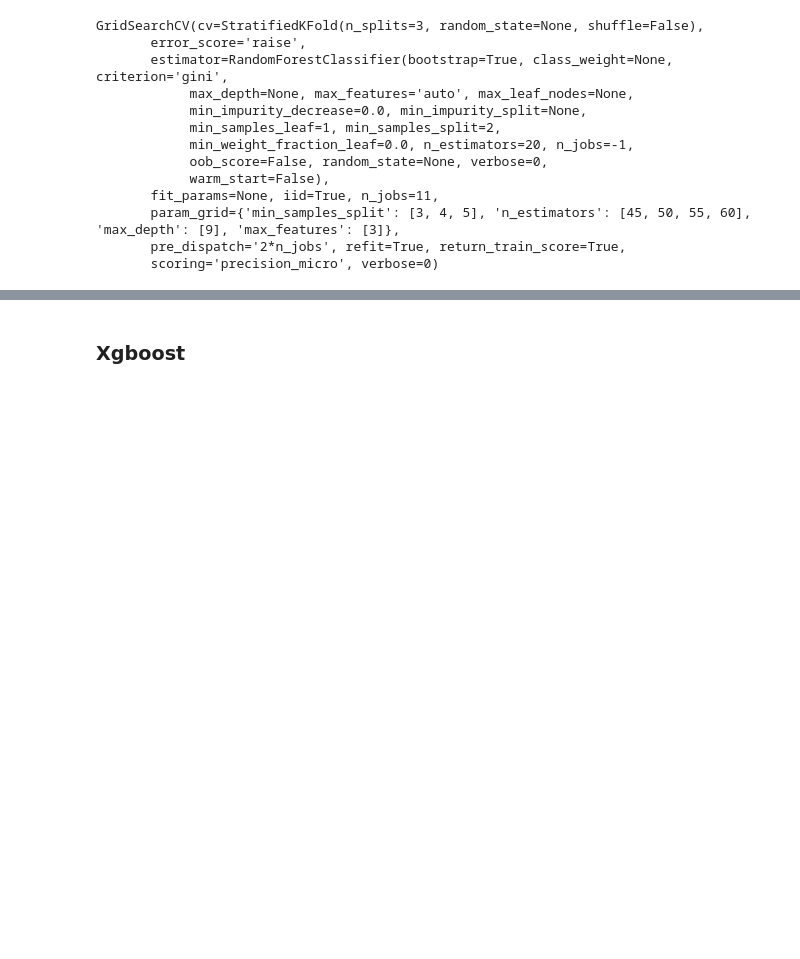
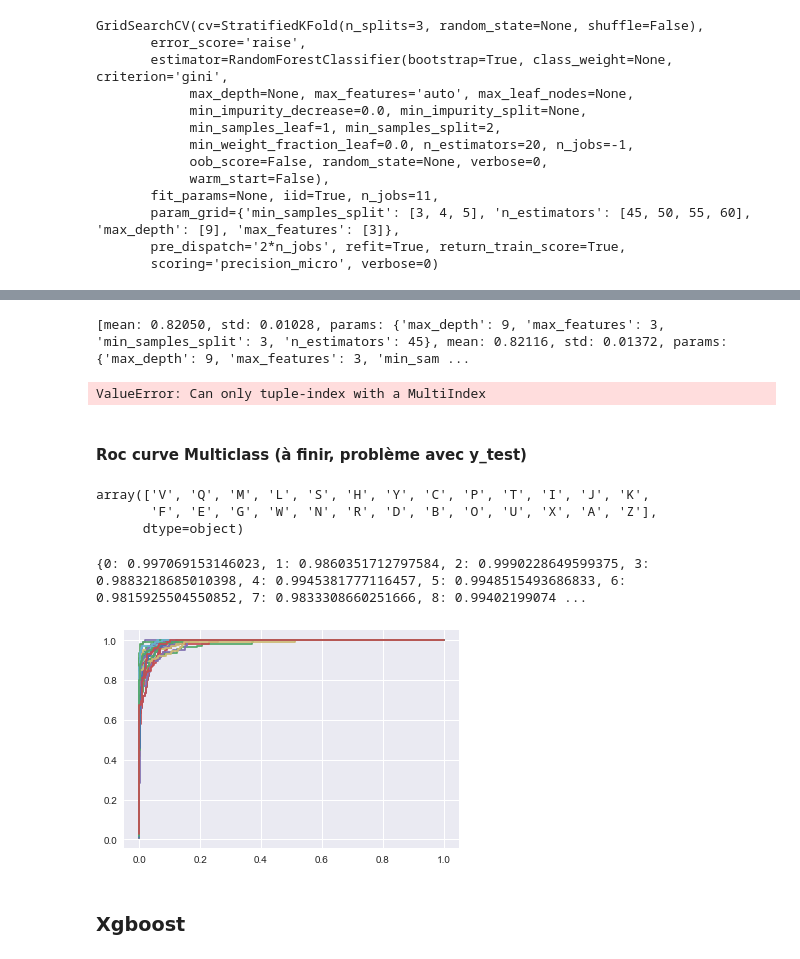
Before and after one commit to jgaussens/letterRecognition_mod, a Jupyter notebook: Modelisation.ipynb, the cells around one changed output, grey strips where cells are left out. Cells and saved outputs as stored; diff of their text form; code cells hidden in the pictures; blank space fills up the shorter version.

Commit message:
more xgb tuning, roc of 26 classes

```diff
--- a/Modelisation.ipynb
+++ b/Modelisation.ipynb
@@ -251,3 +247,41 @@ r
+# %%
+print(grid_search.grid_scores_)
+# %% [output]
+[mean: 0.82050, std: 0.01028, params: {'max_depth': 9, 'max_features': 3, 'min_samples_split': 3, 'n_estimators': 45}, mean: 0.82116, std: 0.01372, params: {'max_depth': 9, 'max_features': 3, 'min_sam ...
+# %%
+probs.shape
+y_test[:,1]
+# %% [output]
+ValueError: Can only tuple-index with a MultiIndex
+# %% [markdown]
+#### Roc curve Multiclass (à finir, problème avec y_test)
+# %%
+y_test.unique()
+# %% [output]
+array(['V', 'Q', 'M', 'L', 'S', 'H', 'Y', 'C', 'P', 'T', 'I', 'J', 'K',
+       'F', 'E', 'G', 'W', 'N', 'R', 'D', 'B', 'O', 'U', 'X', 'A', 'Z'],
+      dtype=object)
+# %%
+from sklearn.pipeline import Pipeline
+from sklearn.preprocessing import StandardScaler
+y_bin = label_binarize(y_test, classes=["A","B","C","D","E","F","G","H","I","J","K","L","M","N","O","P","Q","R","S","T","U","V","W","X","Y","Z"])
+n_classes = y_bin.shape[1]
+
+y_score = grid_search.best_estimator_.predict_proba(X_test)
+fpr = dict()
+tpr = dict()
+roc_auc = dict()
+for i in range(n_classes):
+    fpr[i], tpr[i], _ = roc_curve(y_bin[:, i], y_score[:, i])
+    roc_auc[i] = auc(fpr[i], tpr[i])
+plt.plot(fpr[1], tpr[1])
+for i in range(26):
+    plt.plot(fpr[i], tpr[i])
+
+print(roc_auc)
+# %% [output]
+{0: 0.997069153146023, 1: 0.9860351712797584, 2: 0.9990228649599375, 3: 0.9883218685010398, 4: 0.9945381777116457, 5: 0.9948515493686833, 6: 0.9815925504550852, 7: 0.9833308660251666, 8: 0.99402199074 ...
+[figure, added]
 # %% [markdown]
 ### Xgboost
 # %%
```
Also changed, not shown: parts of 20 cells of this notebook, 2 other files.
